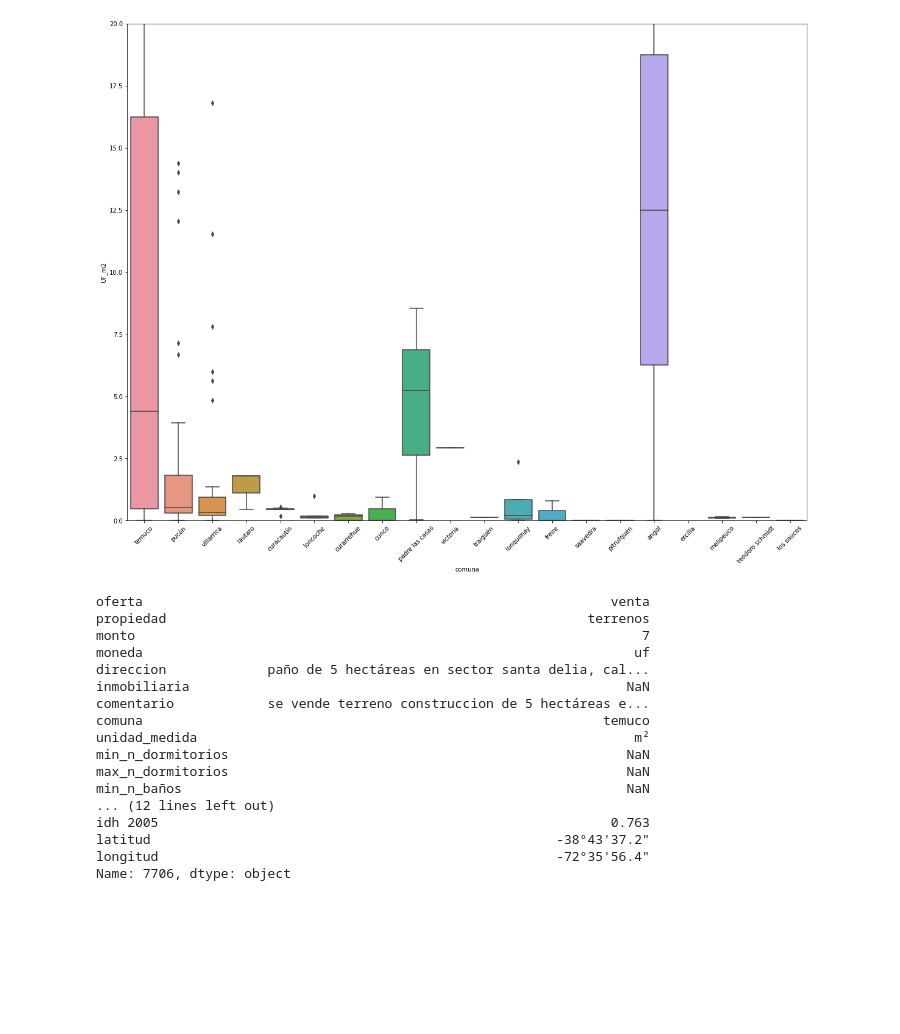
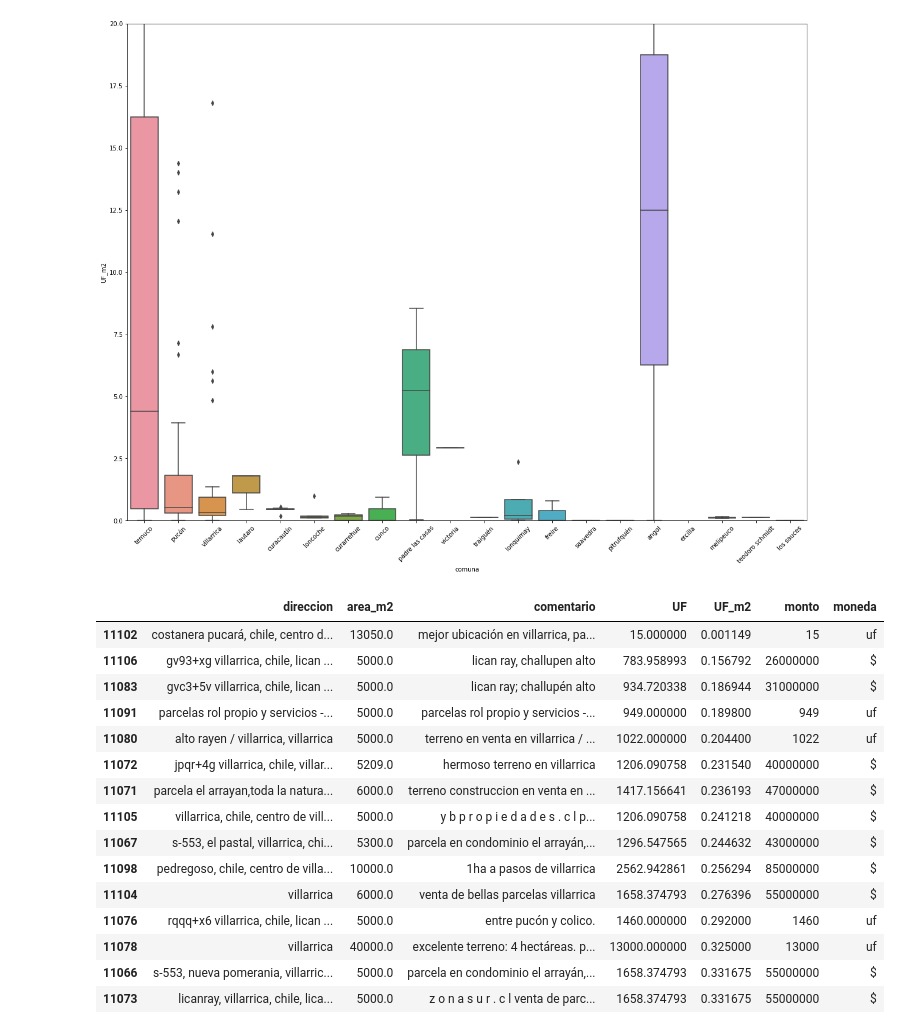
Before and after one commit to alonsoU/WallAlley, a Jupyter notebook: new_project/analysis_1.ipynb, the cells around one changed output. Cells and saved outputs as stored; diff of their text form; code cells hidden in the pictures; blank space fills up the shorter version.

```diff
--- a/new_project/analysis_first.ipynb
+++ b/new_project/analysis_1.ipynb
@@ -98,24 +83,24 @@ sb.boxplot(data=region, x="comuna", y="UF_m2", ax=ax)
 <AxesSubplot:xlabel='comuna', ylabel='UF_m2'>
 [figure]
 # %%
-region.loc[region["comuna"]=="pucón",["direccion","area_m2","comentario","UF","UF_m2"]].sort_values(by="UF_m2")
+best_region = region.loc[region["comuna"]=="villarrica",["direccion","area_m2","comentario","UF","UF_m2","monto","moneda"]].sort_values(by="UF_m2")
 #len(df.index)
-region.iloc[1,:]
+#region.loc[region.index == 10569 ,:] # outliear. Very strange price, and it's on portalinmobiliario.com
+best_region.loc[best_region["area_m2"]<=100000,:].head(15)
 # %% [output]
-oferta                                                            venta
-propiedad                                                      terrenos
-monto                                                                 7
-moneda                                                               uf
-direccion             paño de 5 hectáreas en sector santa delia, cal...
-inmobiliaria                                                        NaN
-comentario            se vende terreno construccion de 5 hectáreas e...
-comuna                                                           temuco
-unidad_medida                                                        m²
-min_n_dormitorios                                                   NaN
-max_n_dormitorios                                                   NaN
-min_n_baños                                                         NaN
-... (12 lines left out)
-idh 2005                                                          0.763
-latitud                                                    -38°43'37.2"
-longitud                                                   -72°35'56.4"
-Name: 7706, dtype: object
+|  | direccion | area_m2 | comentario | UF | UF_m2 | monto | moneda |
+| 11102 | costanera pucará, chile, centro d... | 13050.0 | mejor ubicación en villarrica, pa... | 15.000000 | 0.001149 | 15 | uf |
+| 11106 | gv93+xg villarrica, chile, lican ... | 5000.0 | lican ray, challupen alto | 783.958993 | 0.156792 | 26000000 | $ |
+| 11083 | gvc3+5v villarrica, chile, lican ... | 5000.0 | lican ray; challupén alto | 934.720338 | 0.186944 | 31000000 | $ |
+| 11091 | parcelas rol propio y servicios -... | 5000.0 | parcelas rol propio y servicios -... | 949.000000 | 0.189800 | 949 | uf |
+| 11080 | alto rayen / villarrica, villarrica | 5000.0 | terreno en venta en villarrica / ... | 1022.000000 | 0.204400 | 1022 | uf |
+| 11072 | jpqr+4g villarrica, chile, villar... | 5209.0 | hermoso terreno en villarrica | 1206.090758 | 0.231540 | 40000000 | $ |
+| 11071 | parcela el arrayan,toda la natura... | 6000.0 | terreno construccion en venta en ... | 1417.156641 | 0.236193 | 47000000 | $ |
+| 11105 | villarrica, chile, centro de vill... | 5000.0 | y b p r o p i e d a d e s . c l p... | 1206.090758 | 0.241218 | 40000000 | $ |
+| 11067 | s-553, el pastal, villarrica, chi... | 5300.0 | parcela en condominio el arrayán,... | 1296.547565 | 0.244632 | 43000000 | $ |
+| 11098 | pedregoso, chile, centro de villa... | 10000.0 | 1ha a pasos de villarrica | 2562.942861 | 0.256294 | 85000000 | $ |
+| 11104 | villarrica | 6000.0 | venta de bellas parcelas villarrica | 1658.374793 | 0.276396 | 55000000 | $ |
+| 11076 | rqqq+x6 villarrica, chile, lican ... | 5000.0 | entre pucón y colico. | 1460.000000 | 0.292000 | 1460 | uf |
+| 11078 | villarrica | 40000.0 | excelente terreno: 4 hectáreas. p... | 13000.000000 | 0.325000 | 13000 | uf |
+| 11066 | s-553, nueva pomerania, villarric... | 5000.0 | parcela en condominio el arrayán,... | 1658.374793 | 0.331675 | 55000000 | $ |
+| 11073 | licanray, villarrica, chile, lica... | 5000.0 | z o n a s u r . c l venta de parc... | 1658.374793 | 0.331675 | 55000000 | $ |
```
Also changed, not shown: parts of 2 cells of this notebook, 1 other file.
